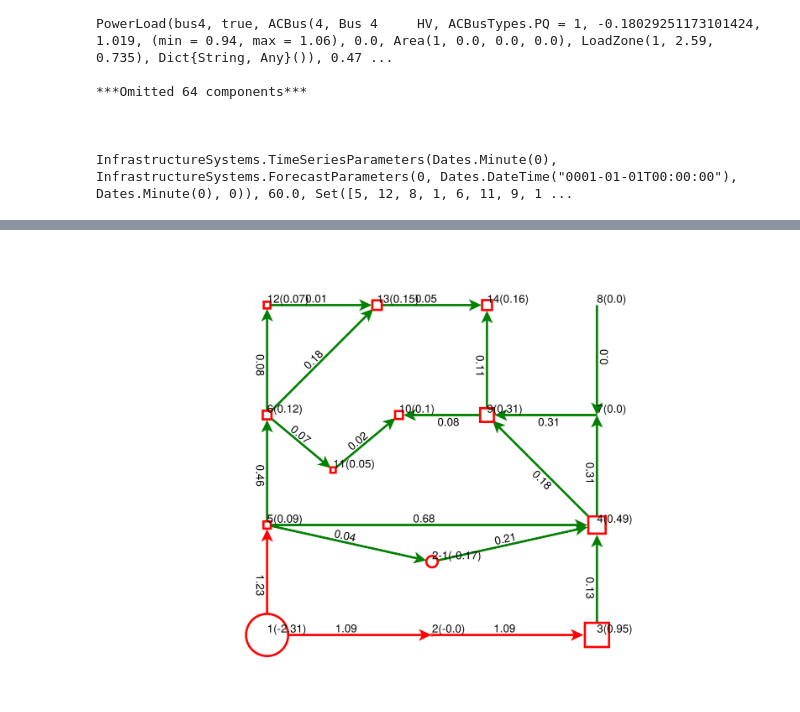
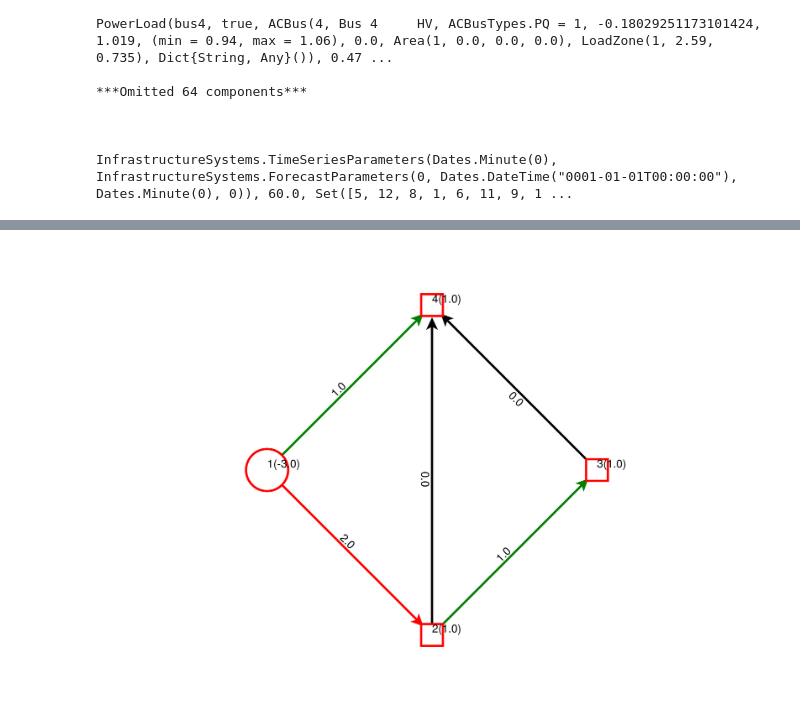
Before and after one commit to BenoitJeanson/topo_sandbox, a Jupyter notebook: Simons_approach.ipynb, the cells around one changed output, grey strips where cells are left out. Drawn from its saved outputs; the diff is of its cells as text; code cells hidden in the pictures.

Commit message:
N_1 Connectedness ok on mini_case
Signed-off-by: BenoitJeanson <benoit.jeanson@rte-france.com>

```diff
--- a/Simons_approach.ipynb
+++ b/Simons_approach.ipynb
@@ -383,7 +383,8 @@ function dc_flow!(g; outages = [], trip = nothing)
     end
     D = spdiagm([e_index_for(g,e).b for e in edges(g)])
     B = A'*D*A
-    B_inv = inv(Matrix(B + fill(1/nv(g), nv(g), nv(g))))
+    B_inv = inv(Matrix(B + fill(1/nv(g), nv(g), nv(g)))) - fill(1/nv(g), nv(g), nv(g))
+
     p_to_f = D*A*B_inv
     flows = p_to_f * [g[label_for(g, v)] for v in vertices(g)]
     for (i,e) in enumerate(edges(g))
@@ -463,0 +681,8 @@ create_dc_matrix (generic function with 1 method)
+# %%
+A = incidence_matrix(g)'
+display(A)
+incident = v -> [e for e=1:ne(g) if A[e,v] ≠ 0]
+# [i for i=1:size(A)[1] if A[i,1] ≠ 0]
+# inc_dict = Dict(bus => incident(bus) for bus in 1:nv(g))
+opposite = (e,v) -> findfirst(i->(i ≠ v && A[e,i] ≠ 0) , 1:nv(g))
+opposite(5,4)
@@ -648,11 +764,11 @@ end
 # %% [output]
 secured_dc_OTS (generic function with 1 method)
 # %%
-function create_mini_case()
+function create_mini_case(micro=false)
     mini_conf = [BusConf(2, [SubBus(1, [1])])]
-    g = build_simple_grid(micro=false)
-    g["1","4"].p_max = 2
+    g = build_simple_grid(micro=micro)
+    # g["1","4"].p_max = 3
     contingencies = []
-    g, mini_conf, contingencies
+    g, mini_conf, contingencies, load_coord(joinpath("coord", "mini.csv"))
 end
 # %% [output]
@@ -724,56 +909,75 @@ InfrastructureSystems.TimeSeriesParameters(Dates.Minute(0), InfrastructureSystem
 # %%
-g, bus_confs, contingencies = create_case(sys)
-# g, bus_confs, contingencies, coord = create_mini_case()
+# g, bus_confs, contingencies = create_case(sys)
+g, bus_confs, contingencies, coord = create_mini_case(false)
 is_single_ρ = true
 ρ_min_bound = 0.
 n_1_connectedness = false
 allow_branch_openings = true
 # bus_confs = BusConf[]
 
+# e = collect(edges(g))[15]
+# rem_edge!(g, src(e), dst(e))
+# # e = collect(edges(g))[14]
+# # rem_edge!(g, src(e), dst(e))
+# g["13"] =-1.9
+# g["8"] =2
+# balance!(g)
+
 model = secured_dc_OTS(g,
                 # contingencies = contingencies,
+                contingencies = [1],
                 is_single_ρ=is_single_ρ,
                 ρ_min_bound=ρ_min_bound,
                 n_1_connectedness = n_1_connectedness,
                 allow_branch_openings = allow_branch_openings,
-                bus_confs = bus_confs,
+                # bus_confs = bus_confs,
                 )
+
+# @constraint(model, model[:v_branch][3]==1)
+# @constraint(model, model[:πbus][1,2]==0)
+# @constraint(model, model[:πbus][1,3]==1)
+
 optimize!(model)
+trip = nothing #12
+g_base = dc_flow(g, trip = trip)
+layout = isa(coord, Dict{String, Point2}) ? coord : Stress(Ptype=Float32)
+draw(g_base, trip = trip, layout = layout);
 
-display("overload: $(value(model[:overload]))")
+openings = []
+applied_conf=BusConf[]
 
-trip = nothing #12
-openings = []
+if is_solved_and_feasible(model)
+    display("overload: $(value(model[:overload]))")
 
-if allow_branch_openings
-    openings = [i for (i,v_branch) in enumerate(value.(model[:v_branch])) if v_branch == 1]
-    display("open:$openings")
-    display([collect(edge_labels(g))[i] for i in openings])
+    if allow_branch_openings
+        openings = [i for (i,v_branch) in enumerate(value.(model[:v_branch])) if v_branch == 1]
+        display("open:$openings")
+        display([collect(edge_labels(g))[i] for i in openings])
+    end
+
+    if bus_confs ≠ BusConf[]
+        display("v_bus: $(value.(model[:v_bus]))")
+        display("γ_bus: $(value.(model[:γ_bus]))")
+        applied_conf = BusConf[bus_confs[i] for (i, v) in enumerate(value.(model[:v_bus])) if isapprox(v, 1, atol=1e-9)]
+        display("applied_conf: $applied_conf")
+    end
+
+    g_result=add_subBus(g, applied_conf)
+    dc_flow!(g_result, outages = openings)
+    draw(g_result , outages = openings, layout = layout);
+else
+    println("NOT FEASIBLE")
 end
 
-applied_conf=BusConf[]
-if bus_confs ≠ BusConf[]
-    display("v_bus: $(value.(model[:v_bus]))")
-    display("γ_bus: $(value.(model[:γ_bus]))")
-    applied_conf = BusConf[bus_confs[i] for (i, v) in enumerate(value.(model[:v_bus])) if isapprox(v, 1, atol=1e-9)]
-    display("applied_conf: $applied_conf")
-end
-
-g_base = dc_flow(g, trip = trip)
-g_result=add_subBus(g, applied_conf)
-dc_flow!(g_result, outages = openings)
-
-play_openings = []
-play_conf = bus_confs
+play_openings = openings
+play_conf = applied_conf
 g_play=add_subBus(g, play_conf)
+# g_play["3"] = 0
+balance!(g_play)
 play_trip = 1
 dc_flow!(g_play, outages = play_openings, trip = play_trip)
-
-layout = isa(coord, Dict{String, Point2}) ? coord : Stress(Ptype=Float32)
-
-draw(g_base, trip = trip, layout = layout);#, fig_size = (1300,1300), font_size = 10)
-draw(g_result , outages = openings, layout = layout);
 draw(g_play , outages = play_openings, trip = play_trip, layout = layout);
+nothing;
 
 # display(solution_summary(model))
 # %% [output]
@@ -787 +993 @@ Any[]
-[figure, old version]
+[figure, new version]
```
Also changed, not shown: parts of 14 cells of this notebook, 1 other file.
